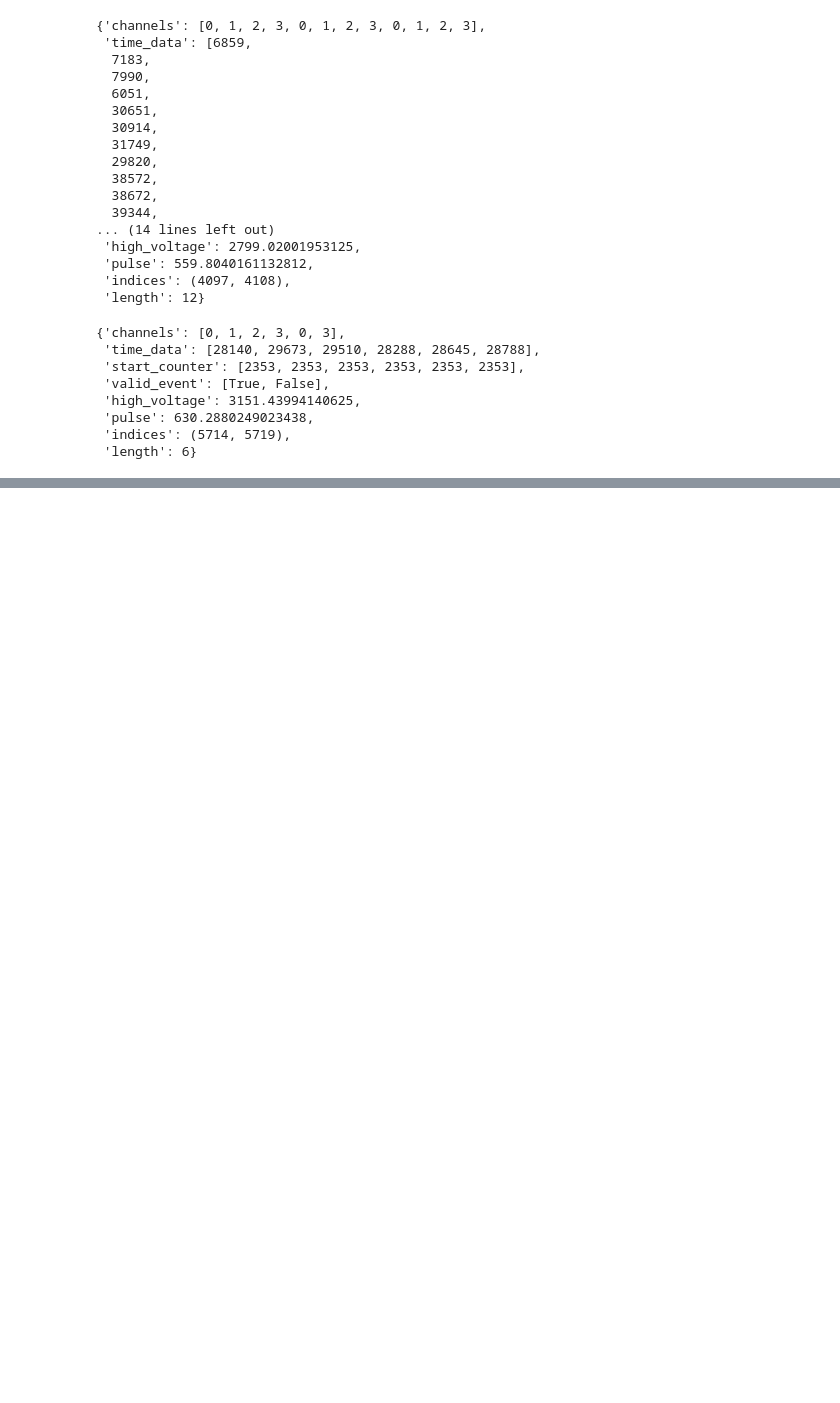
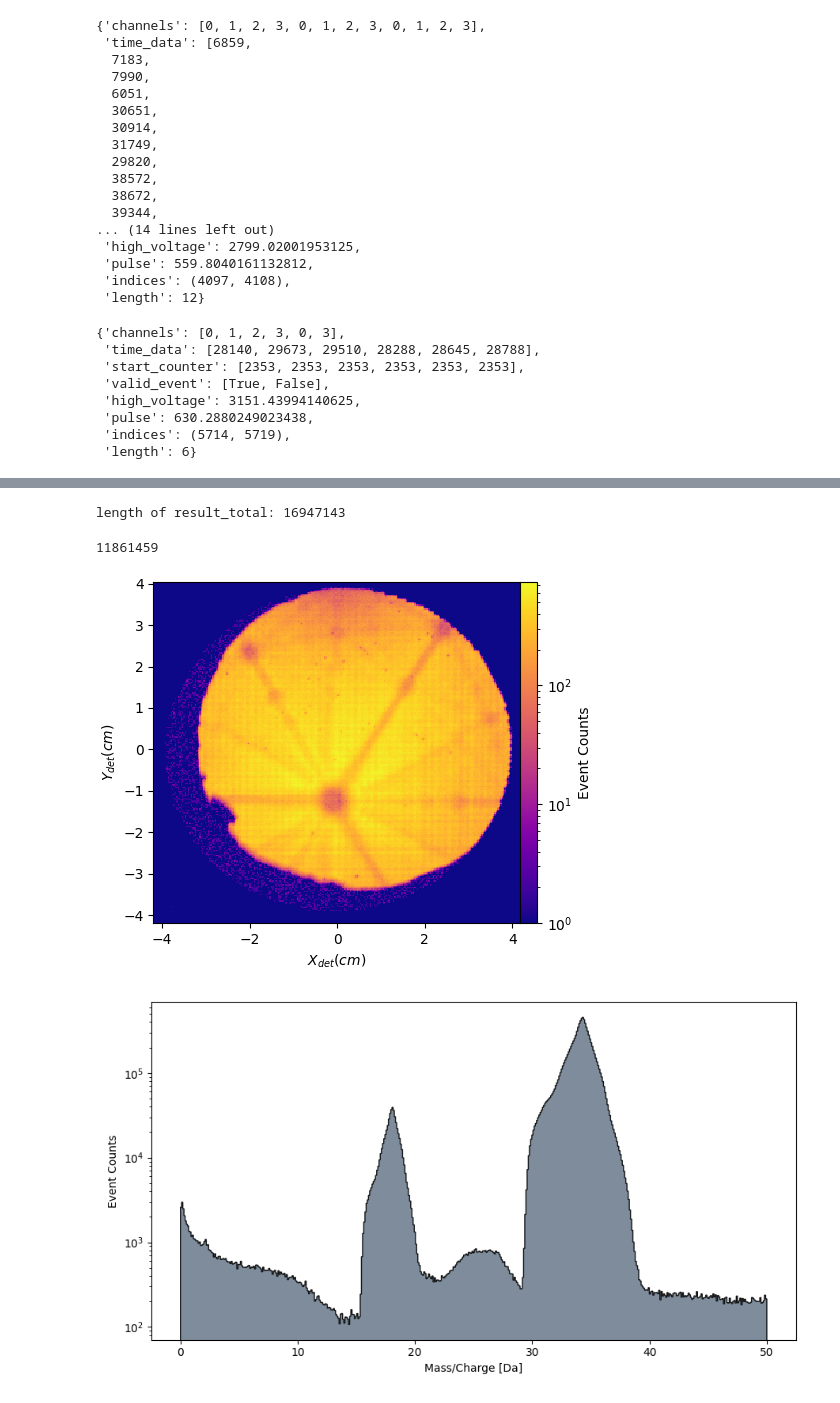
Before and after one commit to mmonajem/pyoxcart, a Jupyter notebook: pyccapt/calibration/tutorials/jupyter_files/raw_data_analysis.ipynb, the cells around one changed output, grey strips where cells are left out. Drawn from its saved outputs; the diff is of its cells as text; code cells hidden in the pictures; blank space fills up the shorter version.

```diff
--- a/pyccapt/calibration/tutorials/jupyter_files/raw_data_analysis.ipynb
+++ b/pyccapt/calibration/tutorials/jupyter_files/raw_data_analysis.ipynb
@@ -320,7 +329,7 @@ high_voltage_total = []
 pulse_total = []
 print('length of result_total:', len(result_total))
 
-for ion in tqdm(result__total, desc="Processing", unit="iteration"):
+for ion in tqdm(result_total, desc="Processing", unit="iteration"):
     time_data_tmp = np.array(ion['time_data'], dtype=np.int64)
     for index, event in enumerate(ion['valid_event']):
         if event == True:
@@ -340,14 +349,20 @@ for ion in tqdm(result__total, desc="Processing", unit="iteration"):
                 pulse_total.append(ion['pulse'])
 
 print(len(det_x_total))
+# %% [output]
+length of result_total: 16947143
+11861459
 # %%
 fdm = {'x_det (cm)': det_x_total, 'y_det (cm)': det_y_total}
 fdm = pd.DataFrame(fdm)
 
 plot_crop_fdm(fdm)
-mc = mc_tools.tof2mc(t=np.array(tof_total), t0=0, V=np.array(high_voltage_total), xDet=np.array(det_x_total), yDet=np.array(det_x_total), flightPathLength=110, V_pulse=pulse_total, mode='voltage')
+mc = mc_tools.tof2mc(t=np.array(tof_total), t0=0, V=np.array(high_voltage_total), xDet=np.array(det_x_total), yDet=np.array(det_x_total), flightPathLength=110, V_pulse=np.array(pulse_total), mode='voltage')
 mc_plot = AptHistPlotter(mc[mc<50])
 y_hist, x_hist = mc_plot.plot_histogram()
+# %% [output]
+[figure, added]
+[figure, added]
 # %%
 # Create a dictionary with the lists
 data_total = {
```
Also changed, not shown: parts of 3 cells of this notebook.
